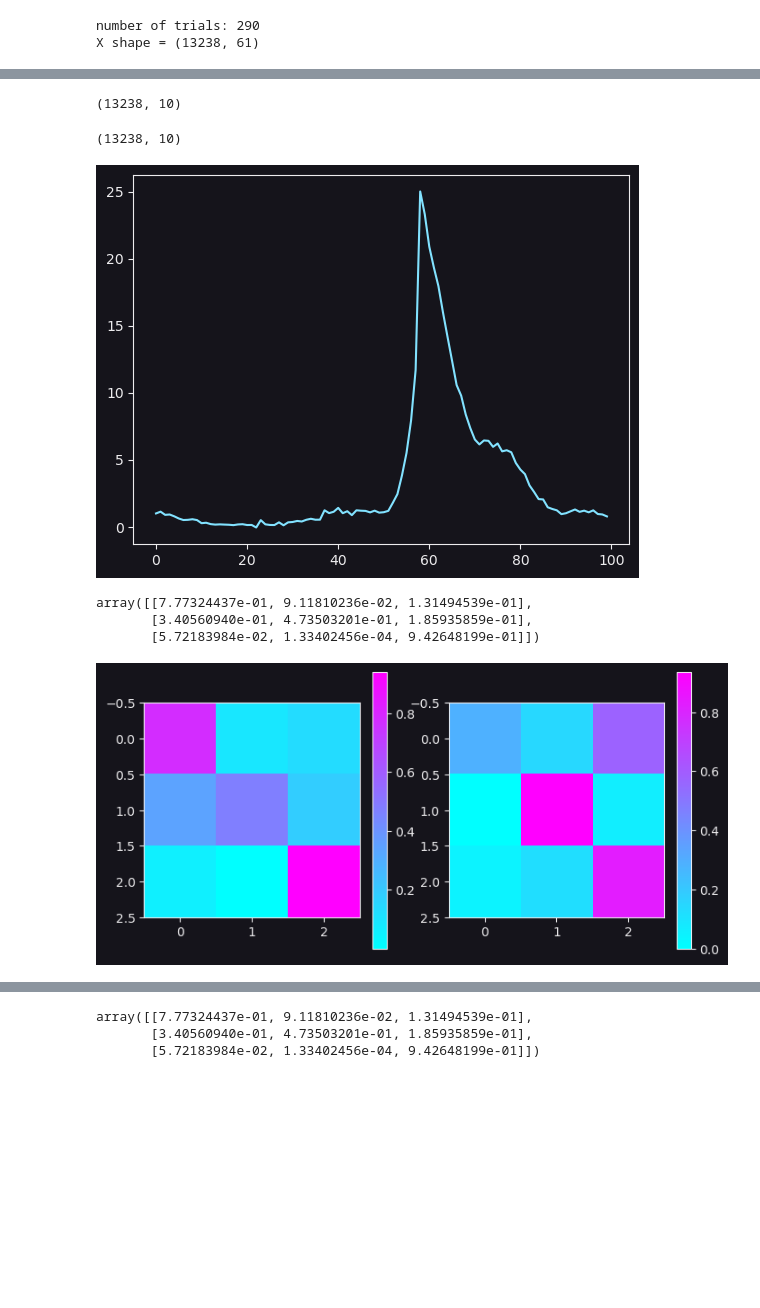
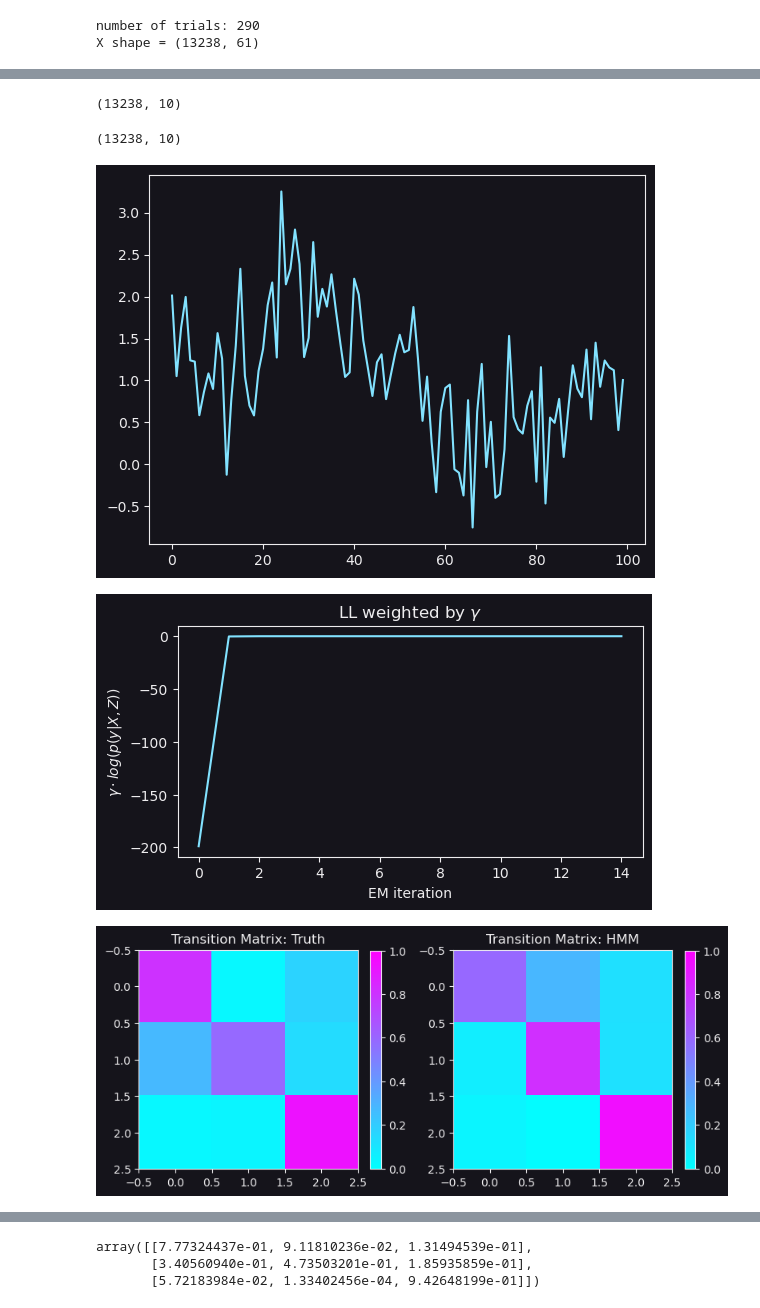
Before and after one commit to thejuc/towers_glm_hmm, a Jupyter notebook: glm_hmm_test.ipynb, the cells around one changed output, grey strips where cells are left out. Cells and saved outputs as stored; diff of their text form; code cells hidden in the pictures; blank space fills up the shorter version.

Commit message:
EM verified to be working w noisy data

```diff
--- a/glm_hmm_test.ipynb
+++ b/glm_hmm_test.ipynb
@@ -170,7 +169,7 @@ for trial in np.unique(trial_id):
     x_idx = np.argwhere(trial_id==trial)
     y_sim.append(np.squeeze(X[x_idx] @ theta_sim[sim_states[trial]]))
 
-y_sim = np.exp(np.vstack(y_sim)) + np.random.normal(0, .1, size = (X.shape[0], n_neurons))
+y_sim = np.exp(np.vstack(y_sim)) + np.random.normal(0, 0.5, size = (X.shape[0], n_neurons))
 print(y_sim.shape)
 theta_sim.shape
 plt.plot(y_sim[:100, 0])
@@ -179,7 +178,7 @@ y_sim.shape
 # %% [output]
 (13238, 10)
 (13238, 10)
-[figure, old version]
+[figure, new version]
 # %%
 #initial glm with no states to estimate weights
 theta_init = np.empty(theta_sim[0].shape)
@@ -202,12 +201,10 @@ n_trials = trial_indices.size
 theta_hmm = np.ones((n_states, X.shape[1], n_neurons)) * theta_init
 # adding noise to all the weights
 theta_hmm += np.random.normal(0, .01, size=theta_hmm.shape)
-# theta_hmm = theta_sim
 t_init = np.array([5, 1, 1])
 # placing higher bias on self-transition
 T = np.array([dirichlet(np.roll(t_init, n)).rvs()[0] for n in range(n_states)])
 T = np.log(T)
-# T = np.log(T_sim)
 pi = np.log(np.ones(n_states)) - np.log(n_states)
 alpha = np.empty((n_states, n_trials))
 beta = np.empty(alpha.shape)
@@ -243,14 +240,12 @@ for _ in tqdm(range(15)):
             pred = []
             for tran in T.T:
                 pred.append(logsumexp(tran + alpha[:, t-1]))
-            # predict[:, t] = T.T @ np.exp(alpha[:, t-1])
             predict[:, t] = np.array(pred)
 
 
         v = X[x_idx] @ theta_hmm
         r = np.exp(v)
         ll = y_sim[x_idx] * np.log(r) - r
-        # ll -= logsumexp(ll, axis=0)
         ll = ll.sum(axis=(1,2))
         loglikeli[:, t] = ll - logsumexp(ll)
 
@@ -259,8 +254,6 @@ for _ in tqdm(range(15)):
         scale[t] = logsumexp(update)
         update -= scale[t]
         alpha[:, t] = update
-        # print(np.exp(predict[:, t]))
-
 
 
     beta = np.empty(alpha.shape)
@@ -274,7 +267,9 @@ for _ in tqdm(range(15)):
     gamma = alpha + beta
     gamma -= logsumexp(gamma, axis=0)
 
-    # total_ll.append((loglikeli*np.exp(gamma)).sum())
+    # total_ll.append((gamma + loglikeli).sum())
+    total_ll.append((np.exp(gamma) * loglikeli).sum())
+
 
     for t in range(0, n_trials-1):
         for s1 in range(n_states):
@@ -285,8 +280,7 @@ for _ in tqdm(range(15)):
 
     T = logsumexp(xi, axis=0)
     T -= logsumexp(T, axis=1)[:, None]
-    # print(np.exp(T))
-    # T = np.exp(T)
+
     _, trial_counts = np.unique(trial_id, return_counts=True)
     pi = gamma[:, 0]
 
@@ -295,27 +289,33 @@ for _ in tqdm(range(15)):
         for neuron in range(n_neurons):
             weights = np.repeat(np.exp(gamma[s]), trial_counts)
             glm = sm.GLM(endog=y_sim[:, neuron], exog=X, family=sm.families.Poisson(), freq_weights=weights)
-
-            a = .001 * np.ones(X.shape[1])  # can greatly effect outcome. too high on simulated data made it fail
+            # can greatly effect outcome. too high on simulated data made it fail, basically comes down to noise level of data
+            # higher noise ---> set alpha to be higher
+            a = .03 * np.ones(X.shape[1])
             a[-1] = 0
             res = glm.fit_regularized(start_params=sta[:, neuron], alpha=a, L1_wt=0.0, maxiter=1000, cnvrg_tol=1e-6)
 
             w = res.params
             theta_hmm[s, :, neuron] = w
+
+fig, ax = plt.subplots(figsize=(6, 3))
+ax.plot(np.array(total_ll))
+ax.set_title(r'LL weighted by $\gamma$')
+ax.set_xlabel('EM iteration')
+ax.set_ylabel(r'$\gamma \cdot log(p(y | X, Z))$');
+# %% [output]
+[figure, added]
 # %%
 fig, axs = plt.subplots(1, 2, figsize=(8, 4))
-im = axs[0].imshow(T_sim, cmap='cool')
-plt.colorbar(im, ax=axs[0], fraction = 0.1)
-
-im = axs[1].imshow(np.exp(T), cmap='cool')
-plt.colorbar(im, ax=axs[1], fraction = 0.1)
-### try changing sim weights way more. try removing factorial? try doing wayyyy more iterations
-T_sim
+im = axs[0].imshow(T_sim, cmap='cool', vmin=0, vmax=1)
+plt.colorbar(im, ax=axs[0], fraction = 0.045)
+axs[0].set_title('Transition Matrix: Truth')
+im = axs[1].imshow(np.exp(T), cmap='cool', vmin=0, vmax=1)
+plt.colorbar(im, ax=axs[1], fraction = 0.045)
+axs[1].set_title('Transition Matrix: HMM')
+plt.tight_layout()
 # %% [output]
-array([[7.77324437e-01, 9.11810236e-02, 1.31494539e-01],
-       [3.40560940e-01, 4.73503201e-01, 1.85935859e-01],
-       [5.72183984e-02, 1.33402456e-04, 9.42648199e-01]])
-[figure, old version]
+[figure, new version]
 # %%
 import pandas as pd
 from scipy.stats import chi2_contingency
```
Also changed, not shown: parts of 7 cells of this notebook.
